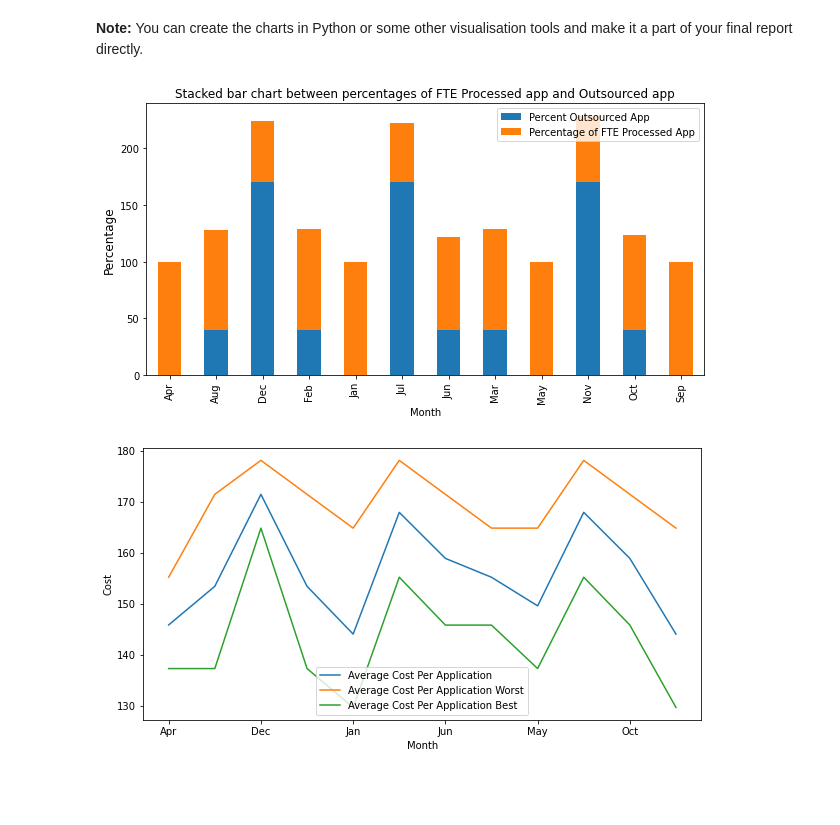
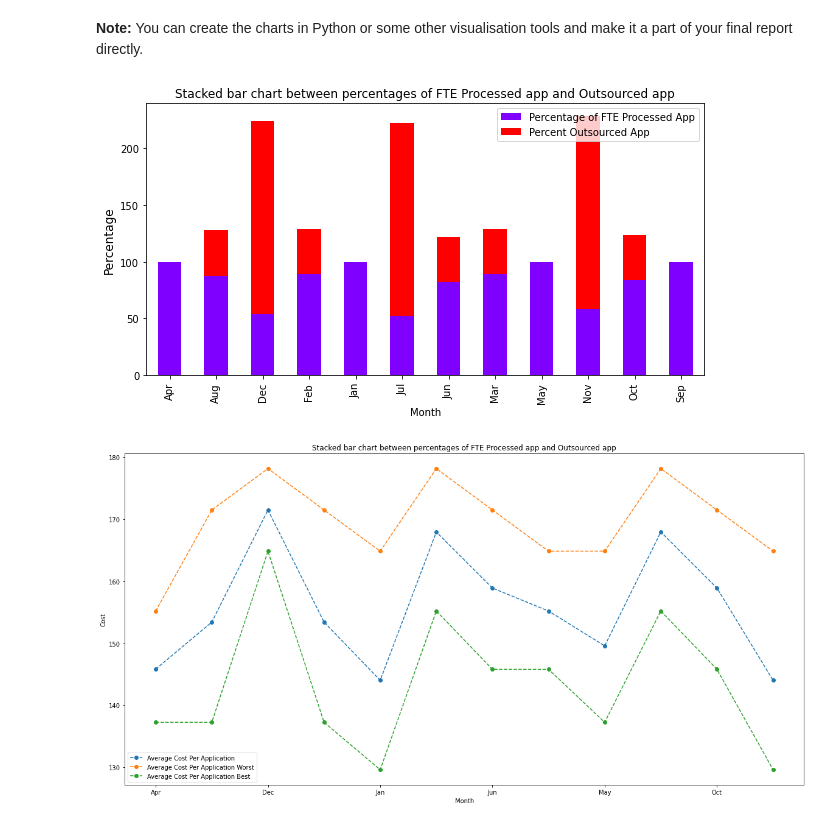
Before and after one commit to VaibhavBhargava2506/Staff-Planning-Case-Study, a Jupyter notebook: Staff Planning Case Study.ipynb, the cells around one changed output. Drawn from its saved outputs; the diff is of its cells as text; code cells hidden in the pictures; blank space fills up the shorter version.

```diff
--- a/Staff Planning Case Study.ipynb
+++ b/Staff Planning Case Study.ipynb
@@ -879,19 +896,20 @@ Hint: Use the cost per application that you calculate in Questions 2 and 3 (i.e.
 # %%
 df = Output_actual[['Month', 'Demand', 'No of Outsource App','No of FTE processed App','Percent Outsourced App']].groupby(['Month']).sum()
 df['Percentage of FTE Processed App'] = df['No of FTE processed App']/df['Demand']*100
-ax = df[['Percent Outsourced App','Percentage of FTE Processed App']].plot(kind='bar', stacked=True, figsize=(10,5))
+ax = df[['Percentage of FTE Processed App','Percent Outsourced App']].plot(kind='bar', stacked=True,colormap='rainbow',figsize=(10,5))
 ax.set_ylabel("Percentage", fontsize=12)
 plt.title("Stacked bar chart between percentages of FTE Processed app and Outsourced app", fontsize=12)
 plt.show()
 # %% [output]
-[figure, old version]
+[figure, new version]
 # %%
 #Creating the chart to show cost per application in every case
 df_new = pd.concat([Output_actual[['Average Cost Per Application','Month']], Output_worst['Average Cost Per Application Worst'], Output_best['Average Cost Per Application Best']], axis=1)
 df_new = df_new.groupby(['Month']).mean()
-df_new.plot.line(figsize=[10,5])
+df_new.plot.line(figsize=[20,10],marker = 'o',linestyle='dashed')
+plt.title("Stacked bar chart between percentages of FTE Processed app and Outsourced app", fontsize=12)
 plt.xlabel("Month")
 plt.ylabel("Cost")
 plt.show()
 # %% [output]
-[figure, old version]
+[figure, new version]
```
Also changed, not shown: parts of 5 cells of this notebook, 4 other files.
